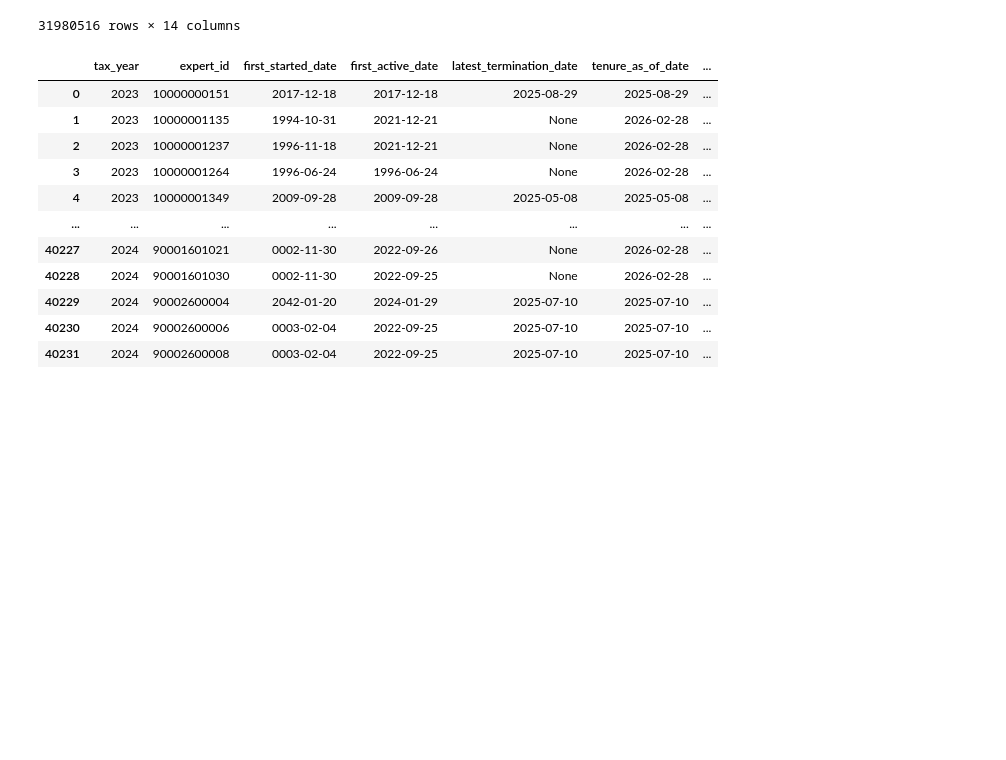
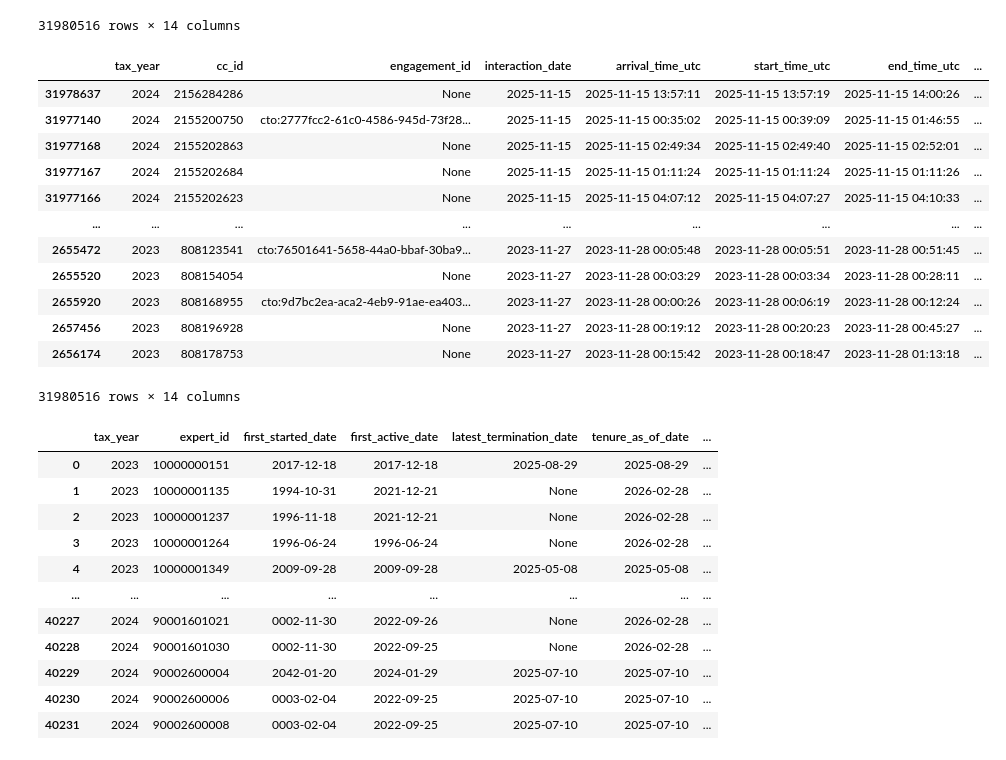
Before and after one commit to UCSD-Intuit-Data-Science-Initiative/DSC180B-Q2-Project, a Jupyter notebook: notebooks/load_data.ipynb, the cells around one changed output. Cells and saved outputs as stored; diff of their text form; code cells hidden in the pictures; blank space fills up the shorter version.

```diff
--- a/notebooks/load_data.ipynb
+++ b/notebooks/load_data.ipynb
@@ -24,3 +29,19 @@ dataset_1_call_related
+# %%
+dataset_1_call_related.sort_values(by='interaction_date',ascending=False)
+# %% [output]
+|  | tax_year | cc_id | engagement_id | interaction_date | arrival_time_utc | start_time_utc | end_time_utc | ... |
+| 31978637 | 2024 | 2156284286 | None | 2025-11-15 | 2025-11-15 13:57:11 | 2025-11-15 13:57:19 | 2025-11-15 14:00:26 | ... |
+| 31977140 | 2024 | 2155200750 | cto:2777fcc2-61c0-4586-945d-73f28... | 2025-11-15 | 2025-11-15 00:35:02 | 2025-11-15 00:39:09 | 2025-11-15 01:46:55 | ... |
+| 31977168 | 2024 | 2155202863 | None | 2025-11-15 | 2025-11-15 02:49:34 | 2025-11-15 02:49:40 | 2025-11-15 02:52:01 | ... |
+| 31977167 | 2024 | 2155202684 | None | 2025-11-15 | 2025-11-15 01:11:24 | 2025-11-15 01:11:24 | 2025-11-15 01:11:26 | ... |
+| 31977166 | 2024 | 2155202623 | None | 2025-11-15 | 2025-11-15 04:07:12 | 2025-11-15 04:07:27 | 2025-11-15 04:10:33 | ... |
+| ... | ... | ... | ... | ... | ... | ... | ... | ... |
+| 2655472 | 2023 | 808123541 | cto:76501641-5658-44a0-bbaf-30ba9... | 2023-11-27 | 2023-11-28 00:05:48 | 2023-11-28 00:05:51 | 2023-11-28 00:51:45 | ... |
+| 2655520 | 2023 | 808154054 | None | 2023-11-27 | 2023-11-28 00:03:29 | 2023-11-28 00:03:34 | 2023-11-28 00:28:11 | ... |
+| 2655920 | 2023 | 808168955 | cto:9d7bc2ea-aca2-4eb9-91ae-ea403... | 2023-11-27 | 2023-11-28 00:00:26 | 2023-11-28 00:06:19 | 2023-11-28 00:12:24 | ... |
+| 2657456 | 2023 | 808196928 | None | 2023-11-27 | 2023-11-28 00:19:12 | 2023-11-28 00:20:23 | 2023-11-28 00:45:27 | ... |
+| 2656174 | 2023 | 808178753 | None | 2023-11-27 | 2023-11-28 00:15:42 | 2023-11-28 00:18:47 | 2023-11-28 01:13:18 | ... |
+31980516 rows × 14 columns
 # %%
 dataset_2_expert_metadata
 # %% [output]
```
Also changed, not shown: parts of 1 cell of this notebook, 5 other files.
